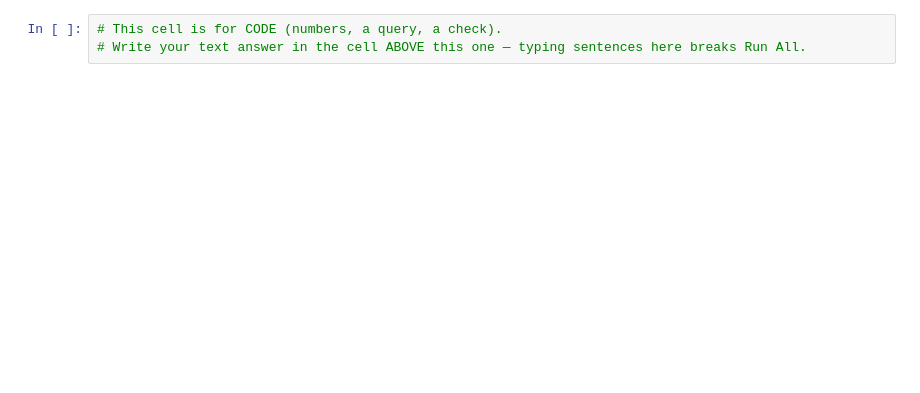
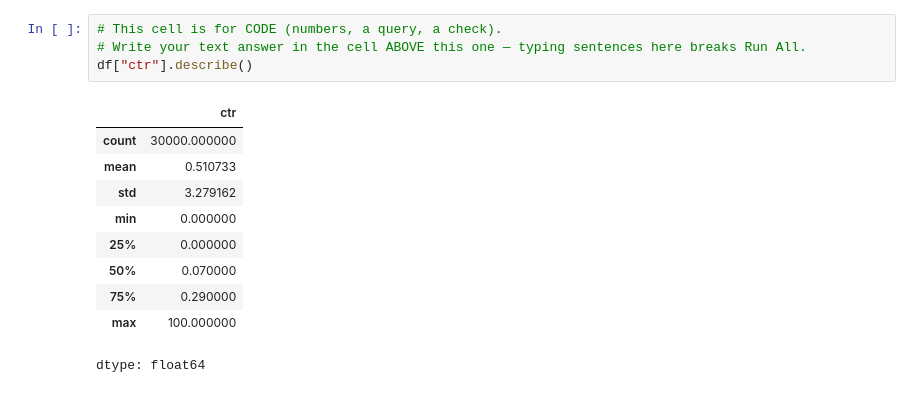
Before and after one commit to Manjit-yadav/flyrank-ml-internship, a Jupyter notebook: work/notebooks/w02_ml_task_framing.ipynb, the cells around one changed output. Saved outputs shown, nothing was run; the diff lists cells and outputs as text; blank space fills up the shorter version.

```diff
--- a/work/notebooks/w02_ml_task_framing.ipynb
+++ b/work/notebooks/w02_ml_task_framing.ipynb
@@ -13,3 +47,15 @@ This skeleton is yours to fill. Work the sections **in order** — each one has
 # %%
 # This cell is for CODE (numbers, a query, a check).
 # Write your text answer in the cell ABOVE this one — typing sentences here breaks Run All.
+df["ctr"].describe()
+# %% [output]
+|  | ctr |
+| count | 30000.000000 |
+| mean | 0.510733 |
+| std | 3.279162 |
+| min | 0.000000 |
+| 25% | 0.000000 |
+| 50% | 0.070000 |
+| 75% | 0.290000 |
+| max | 100.000000 |
+dtype: float64
```
Also changed, not shown: parts of 20 cells of this notebook.
